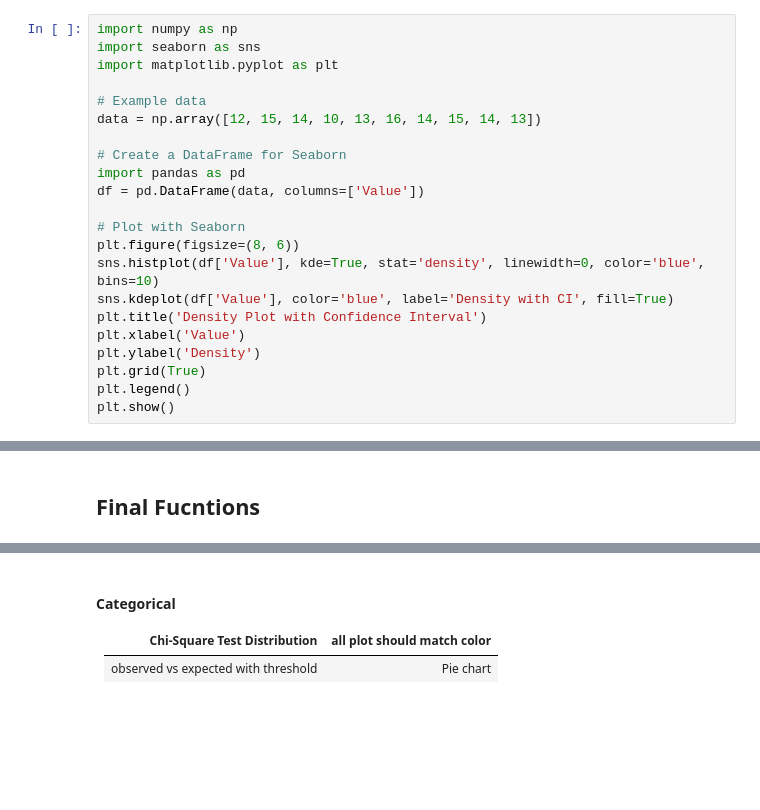
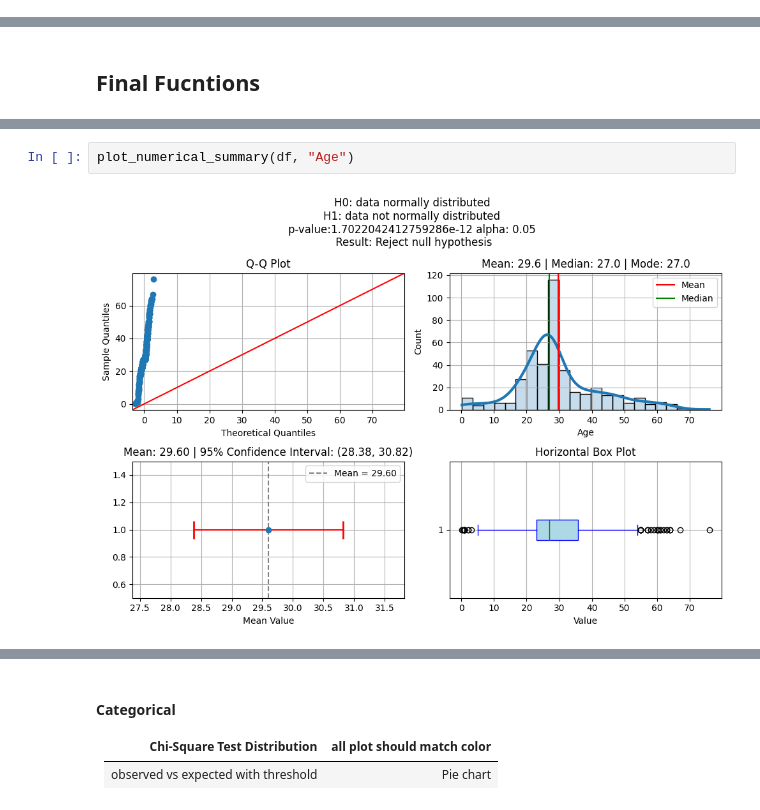
Before and after one commit to Rahul-404/Titanic_Problem_Kaggel, a Jupyter notebook: Problem_Solving_Framework/2_Exploratory_Data_Analysis.ipynb, the cells around one changed output, grey strips where cells are left out. Cells and saved outputs as stored; diff of their text form; blank space fills up the shorter version.

```diff
--- a/Problem_Solving_Framework/2_Exploratory_Data_Analysis.ipynb
+++ b/Problem_Solving_Framework/2_Exploratory_Data_Analysis.ipynb
@@ -127,22 +152,0 @@ plt.show()
-# %%
-import numpy as np
-import seaborn as sns
-import matplotlib.pyplot as plt
-
-# Example data
-data = np.array([12, 15, 14, 10, 13, 16, 14, 15, 14, 13])
-
-# Create a DataFrame for Seaborn
-import pandas as pd
-df = pd.DataFrame(data, columns=['Value'])
-
-# Plot with Seaborn
-plt.figure(figsize=(8, 6))
-sns.histplot(df['Value'], kde=True, stat='density', linewidth=0, color='blue', bins=10)
-sns.kdeplot(df['Value'], color='blue', label='Density with CI', fill=True)
-plt.title('Density Plot with Confidence Interval')
-plt.xlabel('Value')
-plt.ylabel('Density')
-plt.grid(True)
-plt.legend()
-plt.show()
@@ -234,3 +250,7 @@ def plot_numerical_summary(df: pd.DataFrame, col: str, max_: float):
 
     plt.tight_layout()
     plt.show()
+# %%
+plot_numerical_summary(df, "Age")
+# %% [output]
+[figure, added]
```
Also changed, not shown: parts of 13 cells of this notebook.
